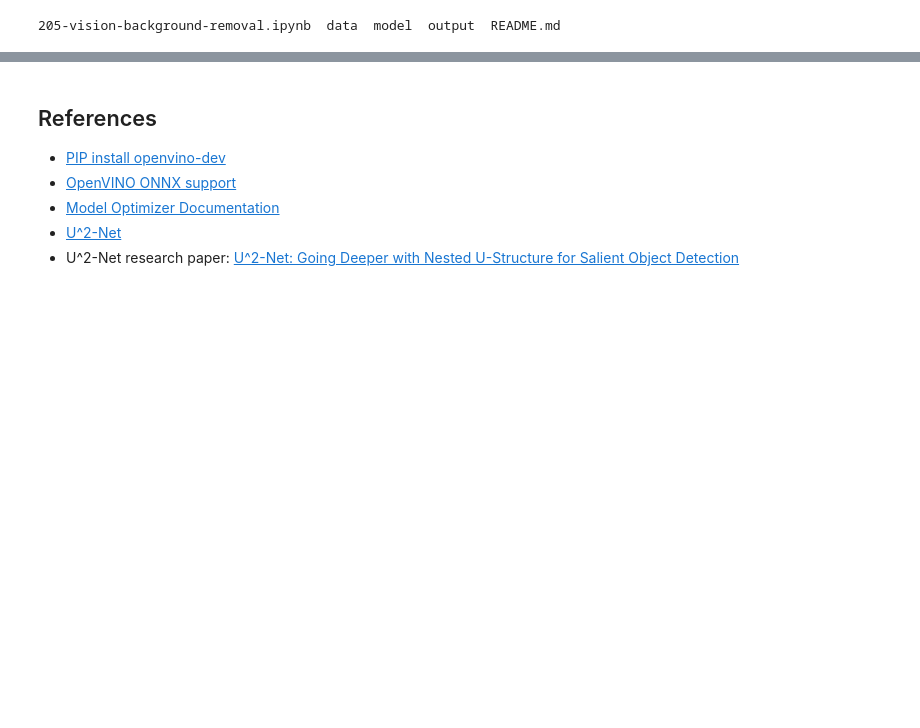
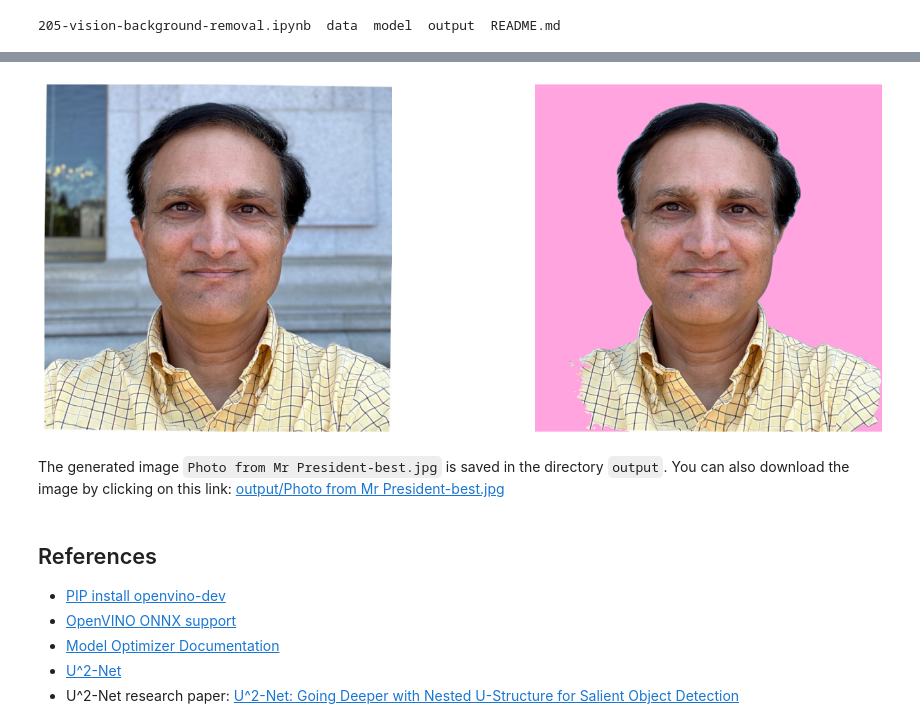
Before and after one commit to bashirmohd/Edge-AI-project, a Jupyter notebook: vision-background-removal/205-vision-background-removal.ipynb, the cells around one changed output, grey strips where cells are left out. Drawn from its saved outputs; the diff is of its cells as text; code cells hidden in the pictures; blank space fills up the shorter version.

```diff
--- a/vision-background-removal/205-vision-background-removal.ipynb
+++ b/vision-background-removal/205-vision-background-removal.ipynb
@@ -265,3 +265,43 @@ The generated image stan-plan2.jpg is saved in the directory output. You can als
+# %%
+BACKGROUND_FILE = f"{IMAGE_DIR}/best.jpg"
+OUTPUT_DIR = "output"
+
+os.makedirs(name=OUTPUT_DIR, exist_ok=True)
+
+background_image = cv2.cvtColor(src=cv2.imread(filename=BACKGROUND_FILE), code=cv2.COLOR_BGR2RGB)
+background_image = cv2.resize(src=background_image, dsize=(image.shape[1], image.shape[0]))
+
+# Set all the foreground pixels from the result to 0
+# in the background image and add the image with the background removed.
+background_image[resized_result == 1] = 0
+new_image = background_image + bg_removed_result
+
+# Save the generated image.
+new_image_path = Path(f"{OUTPUT_DIR}/{IMAGE_PATH.stem}-{Path(BACKGROUND_FILE).stem}.jpg")
+cv2.imwrite(filename=str(new_image_path), img=cv2.cvtColor(new_image, cv2.COLOR_RGB2BGR))
+
+# Display the original image and the image with the new background side by side
+fig, ax = plt.subplots(nrows=1, ncols=2, figsize=(18, 7))
+ax[0].imshow(image)
+ax[1].imshow(new_image)
+for a in ax:
+    a.axis("off")
+plt.show()
+
+# Create a link to download the image.
+image_link = FileLink(new_image_path)
+image_link.html_link_str = "<a href='%s' download>%s</a>"
+display(
+    HTML(
+        f"The generated image <code>{new_image_path.name}</code> is saved in "
+        f"the directory <code>{new_image_path.parent}</code>. You can also "
+        "download the image by clicking on this link: "
+        f"{image_link._repr_html_()}"
+    )
+)
+# %% [output]
+[figure, added]
+The generated image Photo from Mr President-best.jpg is saved in the directory output. You can also download the image by clicking on this link: output/Photo from Mr President-best.jpg
 # %% [markdown]
 ## References
 
```
Also changed, not shown: parts of 10 cells of this notebook.
